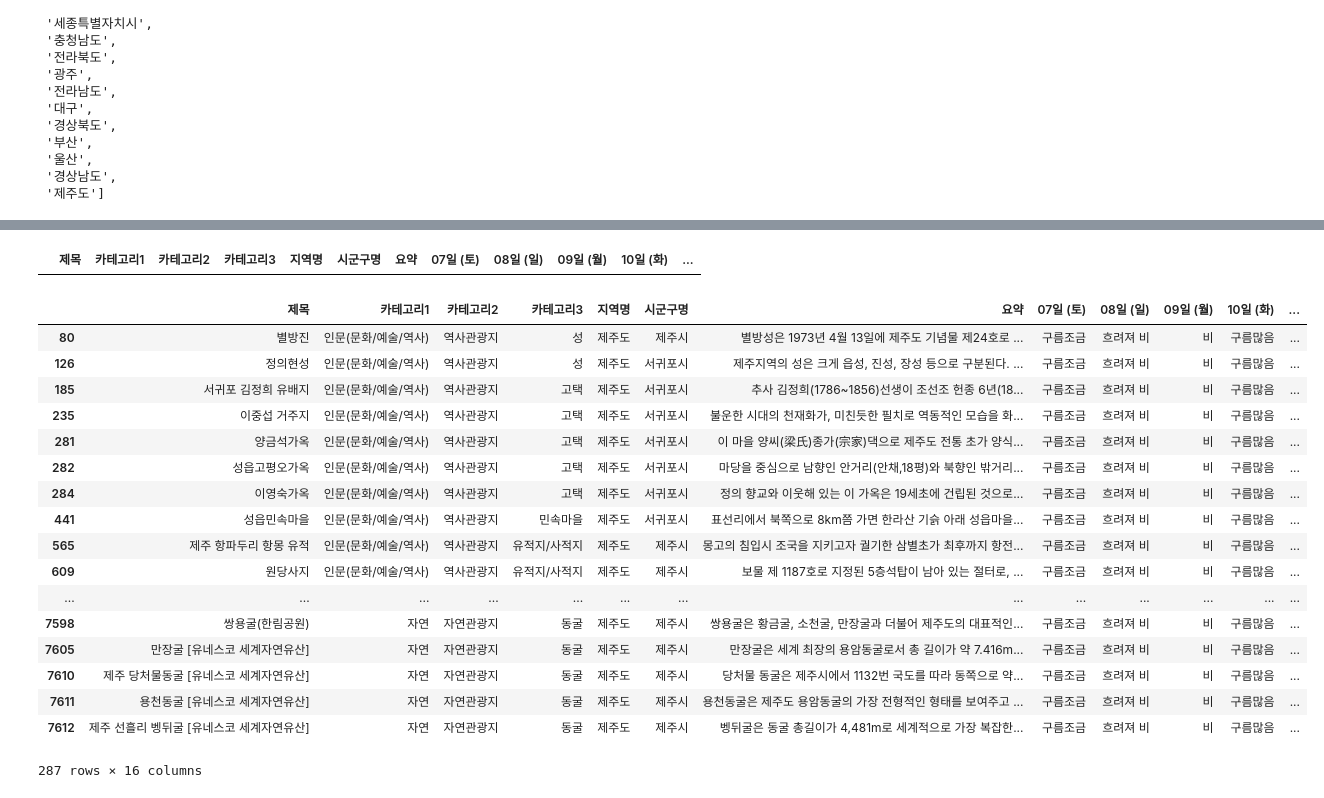
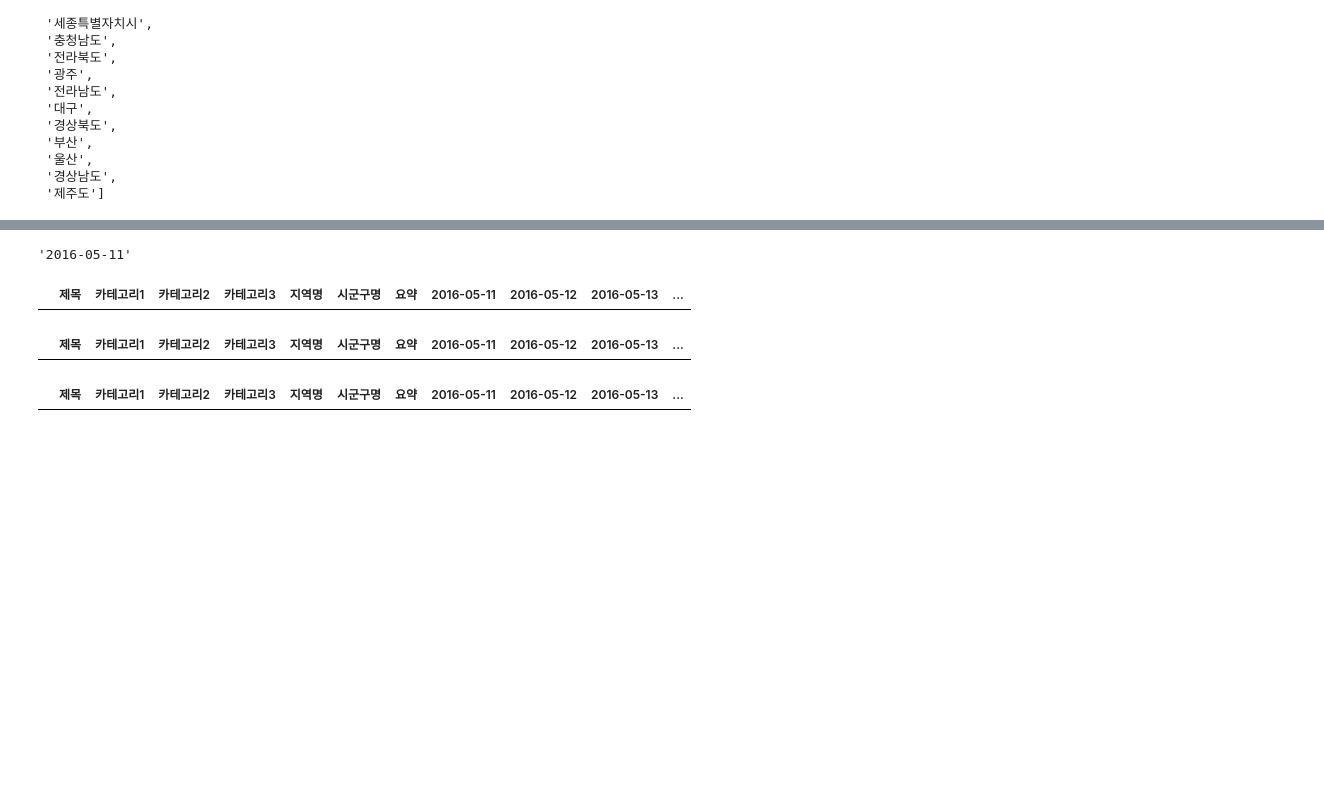
Before and after one commit to G-story/tour, a Jupyter notebook: tour.ipynb, the cells around one changed output, grey strips where cells are left out. Cells and saved outputs as stored; diff of their text form; code cells hidden in the pictures; blank space fills up the shorter version.

```diff
--- a/tour.ipynb
+++ b/tour.ipynb
@@ -117,0 +104,4 @@ dates
+# %%
+dates = [datetime.strftime(date.today().replace(day=int(d[:2])), "%Y-%m-%d") for d in dates]
+
+dates
@@ -183,9 +183,9 @@ for i, area in enumerate(areas):
     split_area = [area[j:j + 2] for j in range(0, len(area), 2)]
     if split_area[0] == '강원':
         del split_area[1]
-    for j, area_part in enumerate(split_area):
+    for k, area_part in enumerate(split_area):
         if area_part in area_map:
-            split_area[j] = area_map[area_part]
+            split_area[k] = area_map[area_part]
     new_areas += split_area
     new_whethers_of_all_area += len(split_area) * [whethers_of_all_area[i]]
 # %%
@@ -249,25 +251,19 @@ tour_df.head()
+# %%
+the_day_after_tommorow = datetime.datetime.strftime(datetime.date.today() + datetime.timedelta(days=2), "%Y-%m-%d")
+two_day_after_tommorow = datetime.datetime.strftime(datetime.date.today() + datetime.timedelta(days=3), "%Y-%m-%d")
+three_day_after_tommorow = datetime.datetime.strftime(datetime.date.today() + datetime.timedelta(days=4), "%Y-%m-%d")
+the_day_after_tommorow
+# %% [output]
+'2016-05-11'
 # %%
-tour_df[tour_df['07일 (토)'].str.contains('비')]
+tour_df[tour_df[the_day_after_tommorow].str.contains("비")]
 # %% [output]
-|  | 제목 | 카테고리1 | 카테고리2 | 카테고리3 | 지역명 | 시군구명 | 요약 | 07일 (토) | 08일 (일) | 09일 (월) | 10일 (화) | ... |
+|  | 제목 | 카테고리1 | 카테고리2 | 카테고리3 | 지역명 | 시군구명 | 요약 | 2016-05-11 | 2016-05-12 | 2016-05-13 | ... |
 # %%
-tour_df[tour_df['08일 (일)'].str.contains('비')]
+tour_df[tour_df[two_day_after_tommorow].str.contains('비')]
 # %% [output]
-|  | 제목 | 카테고리1 | 카테고리2 | 카테고리3 | 지역명 | 시군구명 | 요약 | 07일 (토) | 08일 (일) | 09일 (월) | 10일 (화) | ... |
-| 80 | 별방진 | 인문(문화/예술/역사) | 역사관광지 | 성 | 제주도 | 제주시 | 별방성은 1973년 4월 13일에 제주도 기념물 제24호로 ... | 구름조금 | 흐려져 비 | 비 | 구름많음 | ... |
-| 126 | 정의현성 | 인문(문화/예술/역사) | 역사관광지 | 성 | 제주도 | 서귀포시 | 제주지역의 성은 크게 읍성, 진성, 장성 등으로 구분된다. ... | 구름조금 | 흐려져 비 | 비 | 구름많음 | ... |
-| 185 | 서귀포 김정희 유배지 | 인문(문화/예술/역사) | 역사관광지 | 고택 | 제주도 | 서귀포시 | 추사 김정희(1786~1856)선생이 조선조 헌종 6년(18... | 구름조금 | 흐려져 비 | 비 | 구름많음 | ... |
-| 235 | 이중섭 거주지 | 인문(문화/예술/역사) | 역사관광지 | 고택 | 제주도 | 서귀포시 | 불운한 시대의 천재화가, 미친듯한 필치로 역동적인 모습을 화... | 구름조금 | 흐려져 비 | 비 | 구름많음 | ... |
-| 281 | 양금석가옥 | 인문(문화/예술/역사) | 역사관광지 | 고택 | 제주도 | 서귀포시 | 이 마을 양씨(梁氏)종가(宗家)댁으로 제주도 전통 초가 양식... | 구름조금 | 흐려져 비 | 비 | 구름많음 | ... |
-| 282 | 성읍고평오가옥 | 인문(문화/예술/역사) | 역사관광지 | 고택 | 제주도 | 서귀포시 | 마당을 중심으로 남향인 안거리(안채,18평)와 북향인 밖거리... | 구름조금 | 흐려져 비 | 비 | 구름많음 | ... |
-| 284 | 이영숙가옥 | 인문(문화/예술/역사) | 역사관광지 | 고택 | 제주도 | 서귀포시 | 정의 향교와 이웃해 있는 이 가옥은 19세초에 건립된 것으로... | 구름조금 | 흐려져 비 | 비 | 구름많음 | ... |
-| 441 | 성읍민속마을 | 인문(문화/예술/역사) | 역사관광지 | 민속마을 | 제주도 | 서귀포시 | 표선리에서 북쪽으로 8km쯤 가면 한라산 기슭 아래 성읍마을... | 구름조금 | 흐려져 비 | 비 | 구름많음 | ... |
-| 565 | 제주 항파두리 항몽 유적 | 인문(문화/예술/역사) | 역사관광지 | 유적지/사적지 | 제주도 | 제주시 | 몽고의 침입시 조국을 지키고자 궐기한 삼별초가 최후까지 항전... | 구름조금 | 흐려져 비 | 비 | 구름많음 | ... |
-| 609 | 원당사지 | 인문(문화/예술/역사) | 역사관광지 | 유적지/사적지 | 제주도 | 제주시 | 보물 제 1187호로 지정된 5층석탑이 남아 있는 절터로, ... | 구름조금 | 흐려져 비 | 비 | 구름많음 | ... |
-| ... | ... | ... | ... | ... | ... | ... | ... | ... | ... | ... | ... | ... |
-| 7598 | 쌍용굴(한림공원) | 자연 | 자연관광지 | 동굴 | 제주도 | 제주시 | 쌍용굴은 황금굴, 소천굴, 만장굴과 더불어 제주도의 대표적인... | 구름조금 | 흐려져 비 | 비 | 구름많음 | ... |
-| 7605 | 만장굴 [유네스코 세계자연유산] | 자연 | 자연관광지 | 동굴 | 제주도 | 제주시 | 만장굴은 세계 최장의 용암동굴로서 총 길이가 약 7.416m... | 구름조금 | 흐려져 비 | 비 | 구름많음 | ... |
-| 7610 | 제주 당처물동굴 [유네스코 세계자연유산] | 자연 | 자연관광지 | 동굴 | 제주도 | 제주시 | 당처물 동굴은 제주시에서 1132번 국도를 따라 동쪽으로 약... | 구름조금 | 흐려져 비 | 비 | 구름많음 | ... |
-| 7611 | 용천동굴 [유네스코 세계자연유산] | 자연 | 자연관광지 | 동굴 | 제주도 | 제주시 | 용천동굴은 제주도 용암동굴의 가장 전형적인 형태를 보여주고 ... | 구름조금 | 흐려져 비 | 비 | 구름많음 | ... |
-| 7612 | 제주 선흘리 벵뒤굴 [유네스코 세계자연유산] | 자연 | 자연관광지 | 동굴 | 제주도 | 제주시 | 벵뒤굴은 동굴 총길이가 4,481m로 세계적으로 가장 복잡한... | 구름조금 | 흐려져 비 | 비 | 구름많음 | ... |
+|  | 제목 | 카테고리1 | 카테고리2 | 카테고리3 | 지역명 | 시군구명 | 요약 | 2016-05-11 | 2016-05-12 | 2016-05-13 | ... |
-287 rows × 16 columns
+# %%
+tour_df[tour_df[three_day_after_tommorow].str.contains('비')]
+# %% [output]
+|  | 제목 | 카테고리1 | 카테고리2 | 카테고리3 | 지역명 | 시군구명 | 요약 | 2016-05-11 | 2016-05-12 | 2016-05-13 | ... |
```
Also changed, not shown: parts of 35 cells of this notebook.
